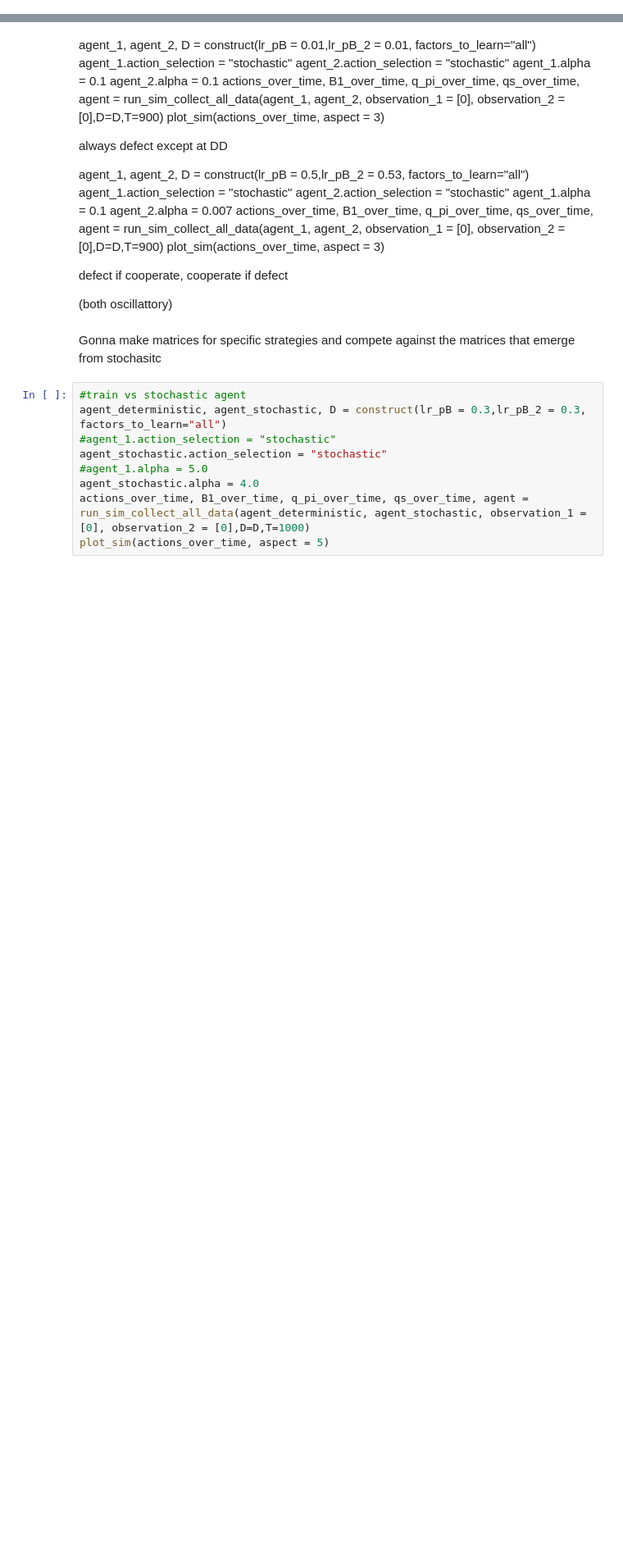
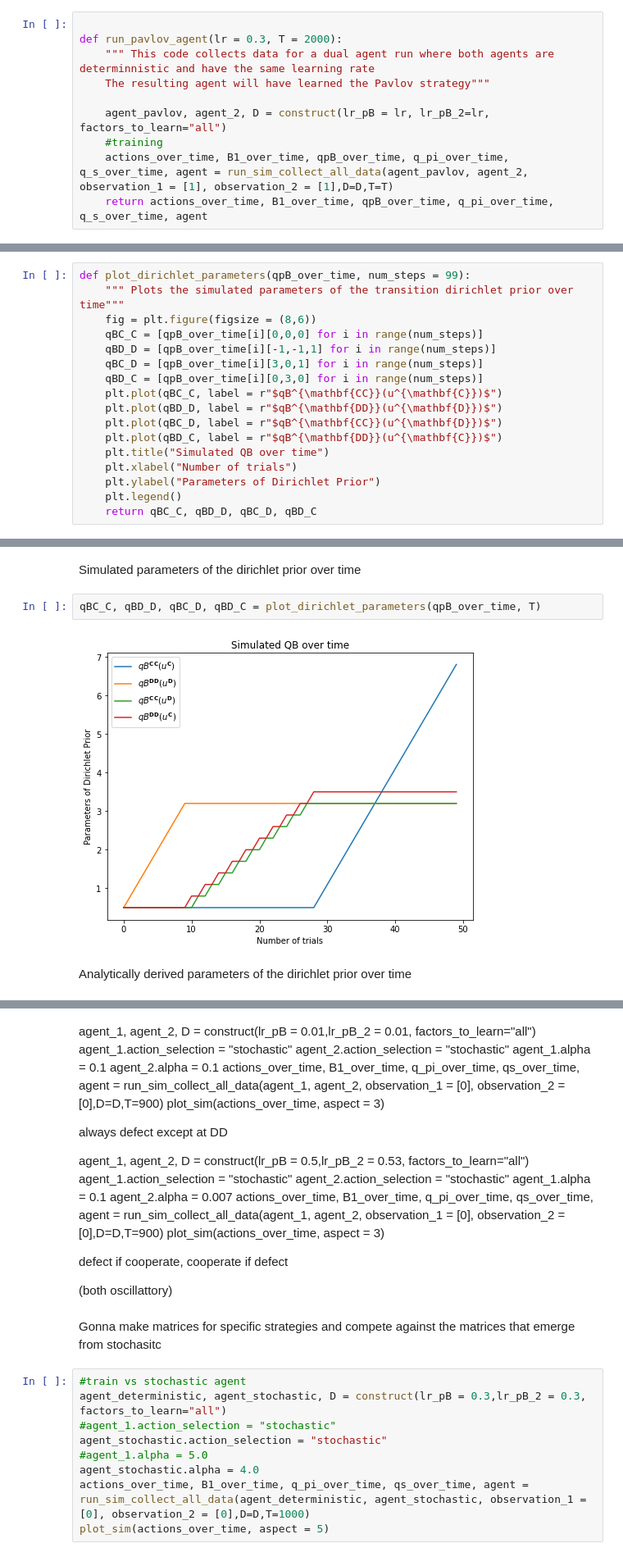
Before and after one commit to daphnedemekas/network-actinf, a Jupyter notebook: prisoners_dilemma/dual_agent_results/final_results.ipynb, the cells around one changed output, grey strips where cells are left out. Shown: that part at 82% size. Cells and saved outputs as stored; diff of their text form; blank space fills up the shorter version.

```diff
--- a/prisoners_dilemma/dual_agent_results/final_results.ipynb
+++ b/prisoners_dilemma/dual_agent_results/final_results.ipynb
@@ -52,0 +36,10 @@ plot_sim(actions_over_time, aspect = 3)
+# %%
+
+def run_pavlov_agent(lr = 0.3, T = 2000):
+    """ This code collects data for a dual agent run where both agents are determinnistic and have the same learning rate
+    The resulting agent will have learned the Pavlov strategy"""
+
+    agent_pavlov, agent_2, D = construct(lr_pB = lr, lr_pB_2=lr, factors_to_learn="all")
+    #training
+    actions_over_time, B1_over_time, qpB_over_time, q_pi_over_time, q_s_over_time, agent = run_sim_collect_all_data(agent_pavlov, agent_2, observation_1 = [1], observation_2 = [1],D=D,T=T)
+    return actions_over_time, B1_over_time, qpB_over_time, q_pi_over_time, q_s_over_time, agent
@@ -52,0 +93,17 @@ plot_sim(actions_over_time, aspect = 3)
+# %%
+def plot_dirichlet_parameters(qpB_over_time, num_steps = 99):
+    """ Plots the simulated parameters of the transition dirichlet prior over time"""
+    fig = plt.figure(figsize = (8,6))
+    qBC_C = [qpB_over_time[i][0,0,0] for i in range(num_steps)]
+    qBD_D = [qpB_over_time[i][-1,-1,1] for i in range(num_steps)]
+    qBC_D = [qpB_over_time[i][3,0,1] for i in range(num_steps)]
+    qBD_C = [qpB_over_time[i][0,3,0] for i in range(num_steps)]
+    plt.plot(qBC_C, label = r"$qB^{\mathbf{CC}}(u^{\mathbf{C}})$")
+    plt.plot(qBD_D, label = r"$qB^{\mathbf{DD}}(u^{\mathbf{D}})$")
+    plt.plot(qBC_D, label = r"$qB^{\mathbf{CC}}(u^{\mathbf{D}})$")
+    plt.plot(qBD_C, label = r"$qB^{\mathbf{DD}}(u^{\mathbf{C}})$")
+    plt.title("Simulated QB over time")
+    plt.xlabel("Number of trials")
+    plt.ylabel("Parameters of Dirichlet Prior")
+    plt.legend()
+    return qBC_C, qBD_D, qBC_D, qBD_C
@@ -52,0 +220,8 @@ plot_sim(actions_over_time, aspect = 3)
+# %% [markdown]
+Simulated parameters of the dirichlet prior over time
+# %%
+qBC_C, qBD_D, qBC_D, qBD_C = plot_dirichlet_parameters(qpB_over_time, T)
+# %% [output]
+[figure, added]
+# %% [markdown]
+Analytically derived parameters of the dirichlet prior over time
```
Also changed, not shown: parts of 29 cells of this notebook, 7 other files.
